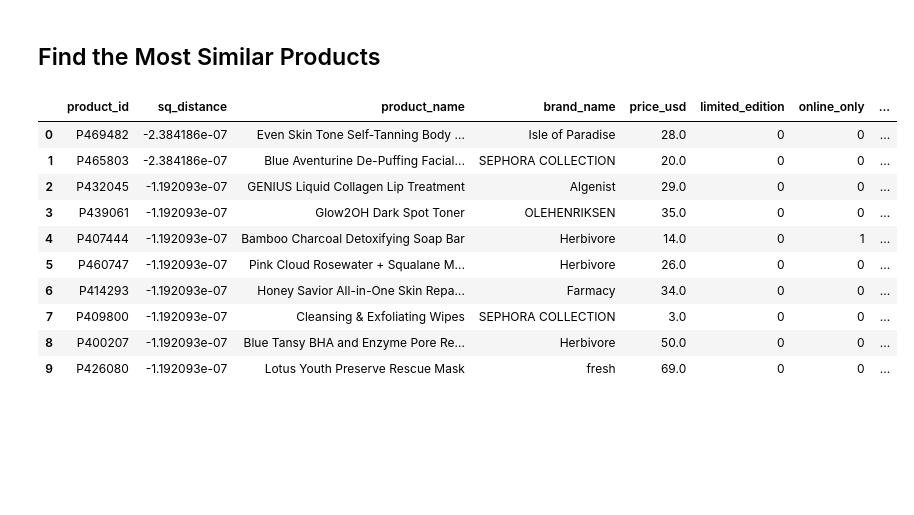
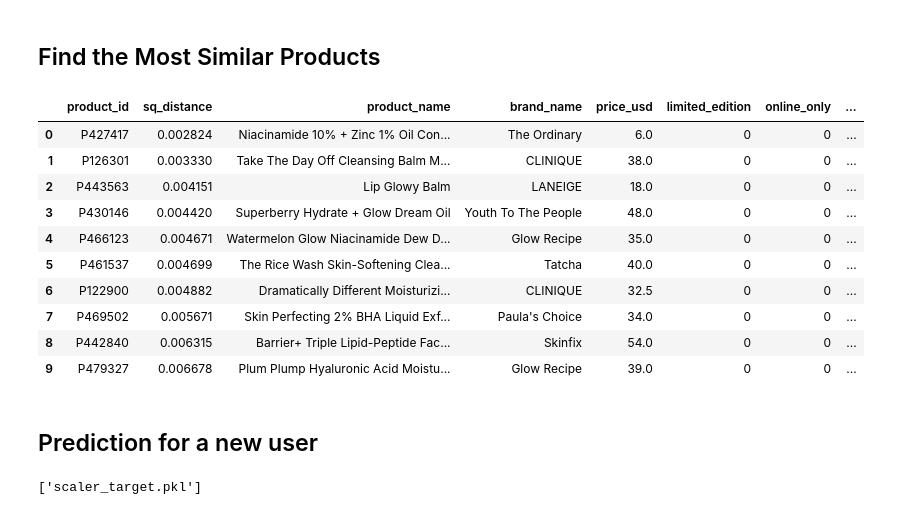
Before and after one commit to nurs-1502/Web_Mining_Project, a Jupyter notebook: NeuralNetworkApproach/NN_w_textFeatures.ipynb, the cells around one changed output. Drawn from its saved outputs; the diff is of its cells as text; code cells hidden in the pictures; blank space fills up the shorter version.

Commit message:
predict for a new user

```diff
--- a/NeuralNetworkApproach/NN_w_textFeatures.ipynb
+++ b/NeuralNetworkApproach/NN_w_textFeatures.ipynb
@@ -1086,25 +1079,33 @@ MAP / P@10 / nDCG@10 : 0.815 / 0.792 / 0.820
 # %% [markdown]
 ## Find the Most Similar Products
 # %%
-# Drop duplicates by product_id to avoid repeated recommendations
+# 1. Drop duplicate product_ids
 item_features_unique = item_features_ordered.drop_duplicates(subset="product_id", keep="first")
 
-prod_ids = item_features_unique["product_id"].to_numpy()  # shape (N,)
+# 2. Separate numeric and binary columns
+prod_ids = item_features_unique["product_id"].to_numpy()
 item_numeric = item_features_unique.drop(columns=["product_id"])
 
-i_s = 0  # we dropped 'product_id', so start from 0
-item_matrix = item_numeric.to_numpy(dtype=np.float32)[:, i_s:]  # shape (N_items, num_features)
+if hasattr(scalerItem, "feature_names_in_"):
+    cols_to_scale = list(scalerItem.feature_names_in_)
+else:
+    raise ValueError("scalerItem must include feature_names_in_")
 
-# 1.  Build a tiny encoder to extract item embeddings (vm)
-# Find the correct input and output tensors for the item tower
+# 3. Apply scaling
+scaled_numeric = scalerItem.transform(item_numeric[cols_to_scale])
+unchanged_cols = [c for c in item_numeric.columns if c not in cols_to_scale]
+unchanged_part = item_numeric[unchanged_cols].to_numpy(dtype=np.float32)
+
+# 4. Final scaled item matrix
+item_matrix_scaled = np.hstack([scaled_numeric, unchanged_part])
+
+# 5. Build item embedding extractor
 item_in = final_model.inputs[1]
 vm_layer = final_model.get_layer("lambda_4").output
-
 item_encoder = keras.Model(inputs=item_in, outputs=vm_layer)
 
-
-vm_all = item_encoder.predict(item_matrix, batch_size=1024, verbose=0)
-
+# 6. Extract item embeddings
+vm_all = item_encoder.predict(item_matrix_scaled, batch_size=1024, verbose=0)
 
 # Nearest-neighbor search using vectorized L2 squared distance
 def most_similar_items(query_prod_id, top_k=5):
@@ -1140,24 +1141,25 @@ def most_similar_items(query_prod_id, top_k=5):
 # %%
 query_id = "P420652"
 similar_items = most_similar_items(query_id, top_k=10)
 merged = pd.merge(similar_items,
-                  pro_inf[['product_id', 'product_name', 'brand_name', 'price_usd', 'limited_edition', 'online_only', 'primary_category', 'secondary_category']],
+                  pro_inf[['product_id', 'product_name', 'brand_name', 'price_usd',
+                           'limited_edition', 'online_only', 'primary_category', 'secondary_category']],
                   on='product_id',
                   how='left')
 
 display(merged)
 # %% [output]
 |  | product_id | sq_distance | product_name | brand_name | price_usd | limited_edition | online_only | ... |
-| 0 | P469482 | -2.384186e-07 | Even Skin Tone Self-Tanning Body ... | Isle of Paradise | 28.0 | 0 | 0 | ... |
-| 1 | P465803 | -2.384186e-07 | Blue Aventurine De-Puffing Facial... | SEPHORA COLLECTION | 20.0 | 0 | 0 | ... |
-| 2 | P432045 | -1.192093e-07 | GENIUS Liquid Collagen Lip Treatment | Algenist | 29.0 | 0 | 0 | ... |
-| 3 | P439061 | -1.192093e-07 | Glow2OH Dark Spot Toner | OLEHENRIKSEN | 35.0 | 0 | 0 | ... |
-| 4 | P407444 | -1.192093e-07 | Bamboo Charcoal Detoxifying Soap Bar | Herbivore | 14.0 | 0 | 1 | ... |
-| 5 | P460747 | -1.192093e-07 | Pink Cloud Rosewater + Squalane M... | Herbivore | 26.0 | 0 | 0 | ... |
-| 6 | P414293 | -1.192093e-07 | Honey Savior All-in-One Skin Repa... | Farmacy | 34.0 | 0 | 0 | ... |
-| 7 | P409800 | -1.192093e-07 | Cleansing & Exfoliating Wipes | SEPHORA COLLECTION | 3.0 | 0 | 0 | ... |
-| 8 | P400207 | -1.192093e-07 | Blue Tansy BHA and Enzyme Pore Re... | Herbivore | 50.0 | 0 | 0 | ... |
-| 9 | P426080 | -1.192093e-07 | Lotus Youth Preserve Rescue Mask | fresh | 69.0 | 0 | 0 | ... |
+| 0 | P427417 | 0.002824 | Niacinamide 10% + Zinc 1% Oil Con... | The Ordinary | 6.0 | 0 | 0 | ... |
+| 1 | P126301 | 0.003330 | Take The Day Off Cleansing Balm M... | CLINIQUE | 38.0 | 0 | 0 | ... |
+| 2 | P443563 | 0.004151 | Lip Glowy Balm | LANEIGE | 18.0 | 0 | 0 | ... |
+| 3 | P430146 | 0.004420 | Superberry Hydrate + Glow Dream Oil | Youth To The People | 48.0 | 0 | 0 | ... |
+| 4 | P466123 | 0.004671 | Watermelon Glow Niacinamide Dew D... | Glow Recipe | 35.0 | 0 | 0 | ... |
+| 5 | P461537 | 0.004699 | The Rice Wash Skin-Softening Clea... | Tatcha | 40.0 | 0 | 0 | ... |
+| 6 | P122900 | 0.004882 | Dramatically Different Moisturizi... | CLINIQUE | 32.5 | 0 | 0 | ... |
+| 7 | P469502 | 0.005671 | Skin Perfecting 2% BHA Liquid Exf... | Paula's Choice | 34.0 | 0 | 0 | ... |
+| 8 | P442840 | 0.006315 | Barrier+ Triple Lipid-Peptide Fac... | Skinfix | 54.0 | 0 | 0 | ... |
+| 9 | P479327 | 0.006678 | Plum Plump Hyaluronic Acid Moistu... | Glow Recipe | 39.0 | 0 | 0 | ... |
 # %%
 #final_model.save("final_two_tower_model.keras")
 # %%
@@ -1168,0 +1171,25 @@ display(merged)
+# %% [markdown]
+## Prediction for a new user
+# %%
+# Column order for inference
+USER_COLS = user_features_ordered.drop('author_id', axis=1).columns.tolist()
+joblib.dump(USER_COLS, "user_feature_cols.pkl")
+
+# Text pipeline
+joblib.dump(tfidf, "tfidf.pkl")
+joblib.dump(svd,   "svd.pkl")
+
+# Any numeric defaults you filled with training means
+GLOBAL_REC_AVG   = df_reviews["is_recommended"].mean()       # e.g. 0.82
+text_cols = user_features.columns[user_features.columns.str.startswith("user_text_emb_")]
+
+MEAN_TEXT_EMB128 = user_features.loc[:, text_cols].mean().values     # shape (128,)
+
+joblib.dump({"rec_avg": GLOBAL_REC_AVG,
+             "text_emb_mean": MEAN_TEXT_EMB128}, "defaults.pkl")
+
+joblib.dump(scalerUser,   "scaler_user.pkl")
+joblib.dump(scalerItem,   "scaler_item.pkl")
+joblib.dump(scalerTarget, "scaler_target.pkl")
+# %% [output]
+['scaler_target.pkl']
```
Also changed, not shown: parts of 16 cells of this notebook.
